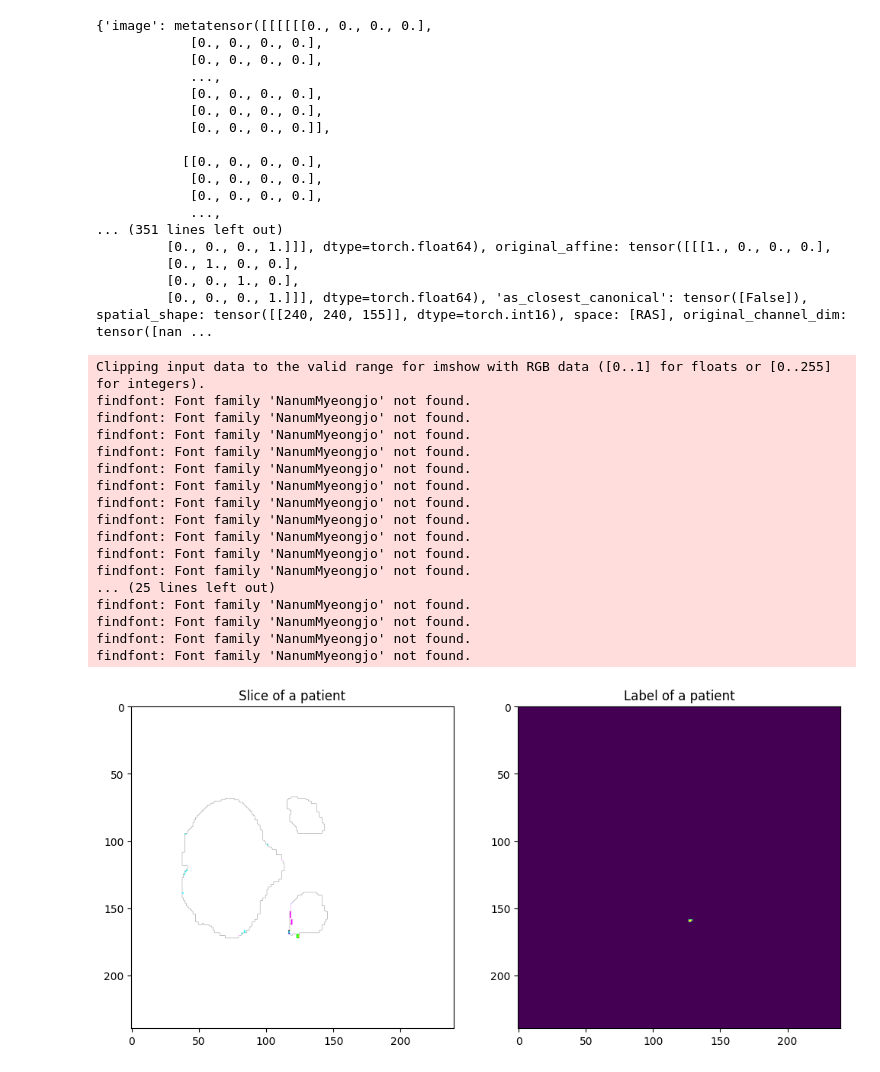
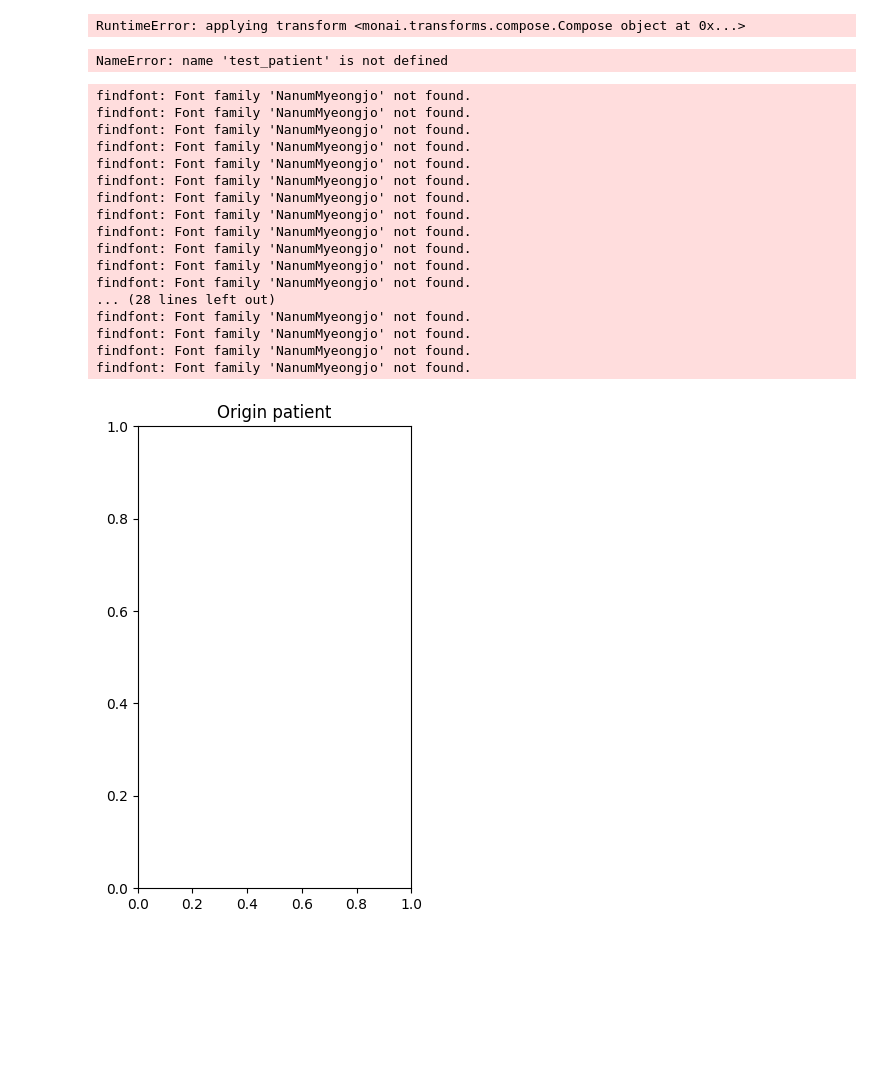
Before and after one commit to minyoungci/MONAI_medical, a Jupyter notebook: main.ipynb, the cells around one changed output. Saved outputs shown, nothing was run; the diff lists cells and outputs as text; code cells hidden in the pictures; blank space fills up the shorter version.

```diff
--- a/main.ipynb
+++ b/main.ipynb
@@ -56,53 +70,44 @@ val_ds = Dataset(data=val_files, transform=val_transforms)
 val_loader = DataLoader(val_ds, batch_size=1)
 # %%
 test_patient = first(train_loader)
-print(test_patient)
+
+origin_patient = first(origin_loader)
 # %% [output]
-{'image': metatensor([[[[[[0., 0., 0., 0.],
-            [0., 0., 0., 0.],
-            [0., 0., 0., 0.],
-            ...,
-            [0., 0., 0., 0.],
-            [0., 0., 0., 0.],
-            [0., 0., 0., 0.]],
-
-           [[0., 0., 0., 0.],
-            [0., 0., 0., 0.],
-            [0., 0., 0., 0.],
-            ...,
-... (351 lines left out)
-         [0., 0., 0., 1.]]], dtype=torch.float64), original_affine: tensor([[[1., 0., 0., 0.],
-         [0., 1., 0., 0.],
-         [0., 0., 1., 0.],
-         [0., 0., 0., 1.]]], dtype=torch.float64), 'as_closest_canonical': tensor([False]), spatial_shape: tensor([[240, 240, 155]], dtype=torch.int16), space: [RAS], original_channel_dim: tensor([nan ...
+RuntimeError: applying transform <monai.transforms.compose.Compose object at 0x...>
 # %%
 plt.figure('test', (12,6))
 
-plt.subplot(1, 2, 1)
+plt.subplot(1, 3, 1)
+plt.title('Origin patient')
+plt.imshow(test_patient['image'][0,0, :, :, 30], cmap="gray")
+
+
+plt.subplot(1, 3, 2)
 plt.title('Slice of a patient')
 plt.imshow(test_patient['image'][0,0, :, :, 30], cmap="gray")
 
-plt.subplot(1,2,2)
+plt.subplot(1,3,3)
 plt.title('Label of a patient')
 plt.imshow(test_patient['label'][0,0, :, :, 30])
 
 plt.show()
 # %% [output]
-Clipping input data to the valid range for imshow with RGB data ([0..1] for floats or [0..255] for integers).
-findfont: Font family 'NanumMyeongjo' not found.
-findfont: Font family 'NanumMyeongjo' not found.
-findfont: Font family 'NanumMyeongjo' not found.
-findfont: Font family 'NanumMyeongjo' not found.
-findfont: Font family 'NanumMyeongjo' not found.
-findfont: Font family 'NanumMyeongjo' not found.
-findfont: Font family 'NanumMyeongjo' not found.
-findfont: Font family 'NanumMyeongjo' not found.
-findfont: Font family 'NanumMyeongjo' not found.
-findfont: Font family 'NanumMyeongjo' not found.
-findfont: Font family 'NanumMyeongjo' not found.
-... (25 lines left out)
-findfont: Font family 'NanumMyeongjo' not found.
-findfont: Font family 'NanumMyeongjo' not found.
-findfont: Font family 'NanumMyeongjo' not found.
-findfont: Font family 'NanumMyeongjo' not found.
+NameError: name 'test_patient' is not defined
+findfont: Font family 'NanumMyeongjo' not found.
+findfont: Font family 'NanumMyeongjo' not found.
+findfont: Font family 'NanumMyeongjo' not found.
+findfont: Font family 'NanumMyeongjo' not found.
+findfont: Font family 'NanumMyeongjo' not found.
+findfont: Font family 'NanumMyeongjo' not found.
+findfont: Font family 'NanumMyeongjo' not found.
+findfont: Font family 'NanumMyeongjo' not found.
+findfont: Font family 'NanumMyeongjo' not found.
+findfont: Font family 'NanumMyeongjo' not found.
+findfont: Font family 'NanumMyeongjo' not found.
+findfont: Font family 'NanumMyeongjo' not found.
+... (28 lines left out)
+findfont: Font family 'NanumMyeongjo' not found.
+findfont: Font family 'NanumMyeongjo' not found.
+findfont: Font family 'NanumMyeongjo' not found.
+findfont: Font family 'NanumMyeongjo' not found.
-[figure, old version]
+[figure, new version]
```
Also changed, not shown: parts of 3 cells of this notebook.
